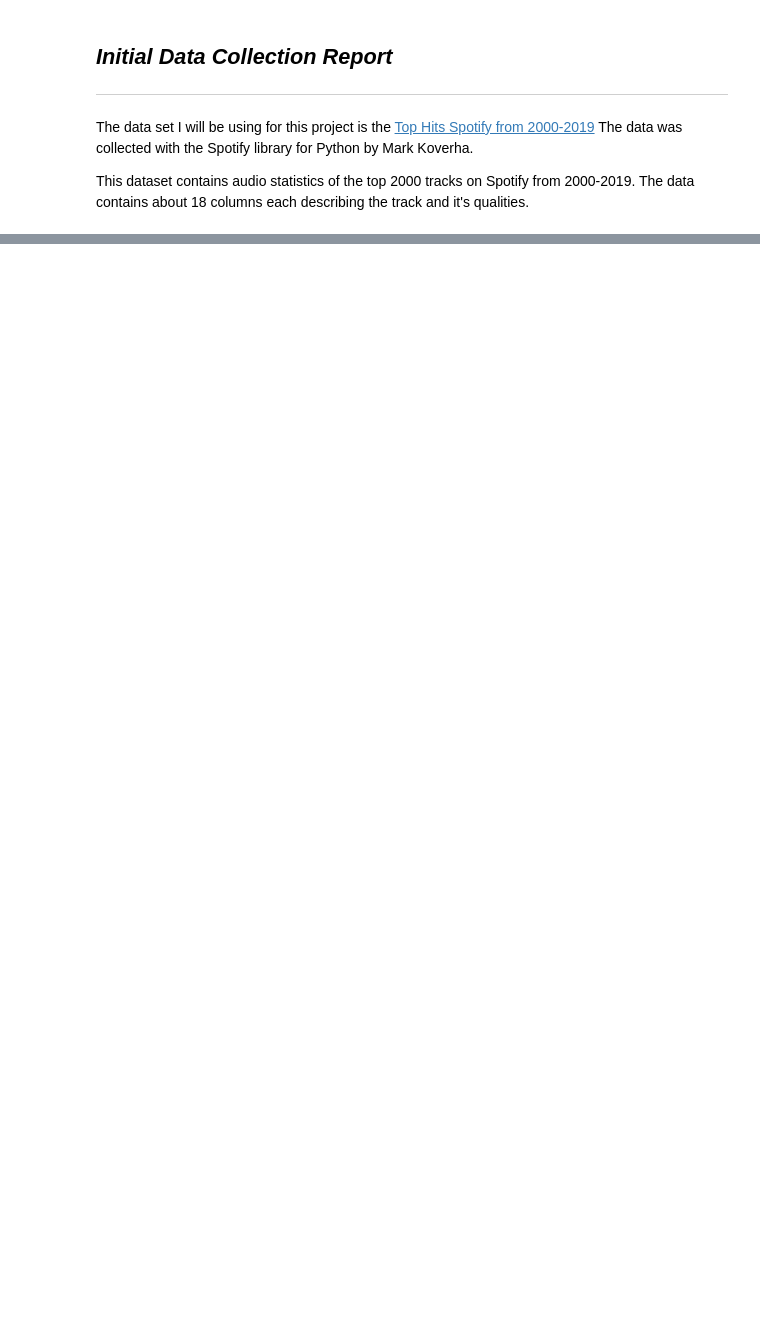
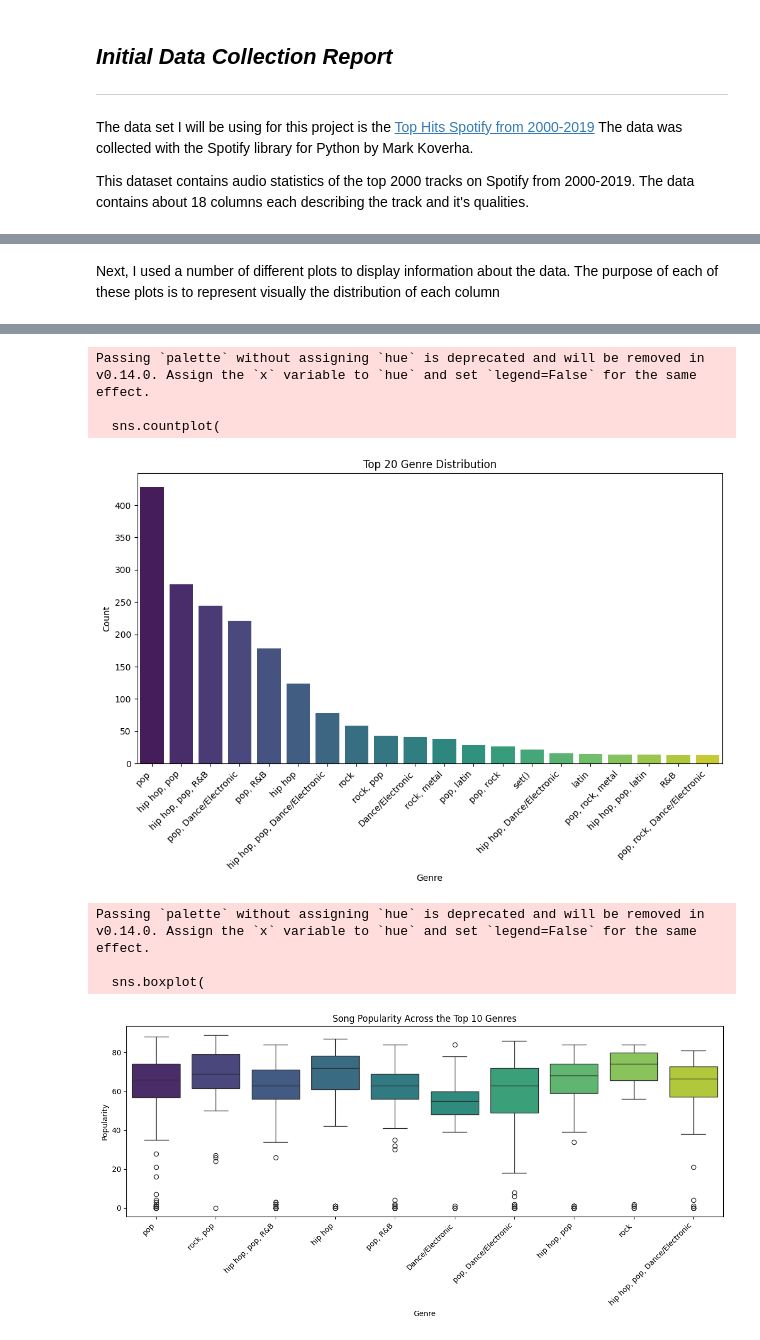
Before and after one commit to Hoover328/Data-Analytics-CA2-Music-Project, a Jupyter notebook: Notebook Files/MusicProject.ipynb, the cells around one changed output, grey strips where cells are left out. Saved outputs shown, nothing was run; the diff lists cells and outputs as text; code cells hidden in the pictures; blank space fills up the shorter version.

Commit message:
Refined and completed Data exploration report, and began work on Data Quality Report in preperation for Phase 3

```diff
--- a/Notebook Files/MusicProject.ipynb
+++ b/Notebook Files/MusicProject.ipynb
@@ -202,0 +256,45 @@ plt.show()
+# %% [markdown]
+Next, I used a number of different plots to display information about the data. The purpose of each of these plots is to represent visually the distribution of each column
+# %%
+#A Histogram showing each distribution of each numerical piece of data
+music_data.hist(bins=20, figsize=(10, 10), color='red', edgecolor='black')
+plt.suptitle('Distribution of Numerical Audio Data')
+
+plt.show()
+
+#A countplot showing the distribution of music generes in the dataset
+#(Had to be seperate as they are not numerical)
+plt.figure(figsize=(12, 6))
+
+sns.countplot(
+    data=music_data,
+    x='genre',
+    palette='viridis',
+    order=music_data['genre'].value_counts().index[:20]
+)
+
+plt.title('Top 20 Genre Distribution')
+plt.xlabel('Genre')
+plt.ylabel('Count')
+plt.xticks(rotation=45, ha='right')
+
+
+plt.show()
+
+#A boxplot showing the distribution of popularity among the top 10 genres
+top_10_genres = music_data['genre'].value_counts().index[:10]
+plt.figure(figsize=(12, 6))
+sns.boxplot(
+    data=music_data[music_data['genre'].isin(top_10_genres)],
+    x='genre',
+    y='popularity',
+    palette='viridis'
+)
+plt.title('Song Popularity Across the Top 10 Genres')
+plt.xlabel('Genre')
+plt.ylabel('Popularity')
+
+plt.xticks(rotation=45, ha='right')
+plt.tight_layout()
+plt.show()
+# %% [output]
@@ -203 +302,9 @@ plt.show()
+Passing `palette` without assigning `hue` is deprecated and will be removed in v0.14.0. Assign the `x` variable to `hue` and set `legend=False` for the same effect.
+
+  sns.countplot(
+[figure, added]
+Passing `palette` without assigning `hue` is deprecated and will be removed in v0.14.0. Assign the `x` variable to `hue` and set `legend=False` for the same effect.
+
+  sns.boxplot(
+[figure, added]
 # %% [markdown]
```
Also changed, not shown: parts of 14 cells of this notebook.
